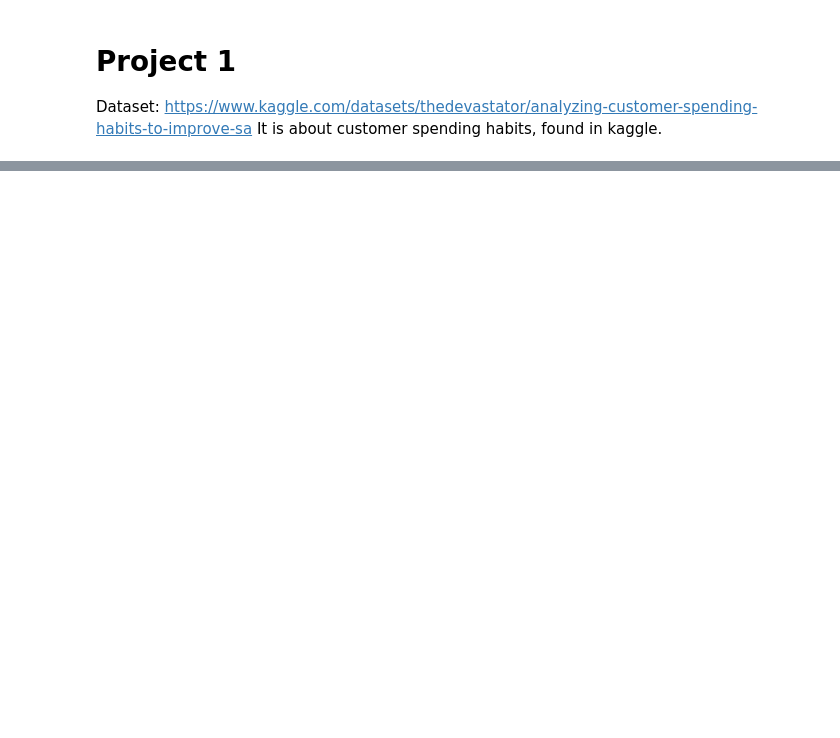
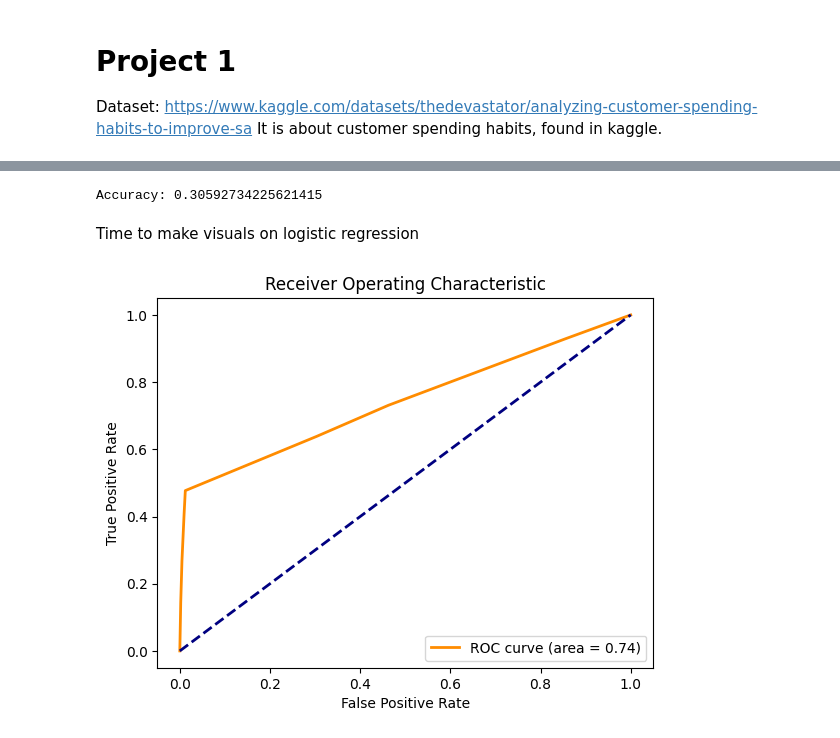
Before and after one commit to Girlcoding22/INDENG142_Sp25, a Jupyter notebook: Logistic_regression.ipynb, the cells around one changed output, grey strips where cells are left out. Drawn from its saved outputs; the diff is of its cells as text; code cells hidden in the pictures; blank space fills up the shorter version.

```diff
--- a/Logistic_regression.ipynb
+++ b/Logistic_regression.ipynb
@@ -83,0 +78,6 @@ Index(['index', 'Date', 'Customer Gender', 'Sub Category', 'Quantity',
+# %%
+#This is makes the dataset easier to work with, it makes bool values into 0 and 1
+for col in df_encoded.select_dtypes(include=['bool']).columns:
+    df_encoded[col] = df_encoded[col].astype(int)
+
+df_encoded.head(5)
@@ -124,0 +133,13 @@ Creating a confusion matrix to see what is happening within
+# %%
+#Another model:
+
+X_fet = df_encoded[['Country_United States', 'Product Category_Bikes', 'Age Group_25-34']]
+y_fet = df_encoded['Revenue']
+
+X_train_fet, X_test_fet, y_train_fet, y_test_fet = train_test_split(X_fet, y_fet, test_size=0.2, random_state=42)
+model_fet = LogisticRegression()
+model_fet.fit(X_train_fet, y_train_fet)
+y_pred_fet = model_fet.predict(X_test_fet)
+
+accuracy_fet = accuracy_score(y_test_fet, y_pred_fet)
+print("Accuracy with features: USA, bikes, ages 25-34 ", (100* accuracy_fet))
@@ -124,0 +184,52 @@ Creating a confusion matrix to see what is happening within
+# %%
+# Define features and target
+X = df_encoded[['Country_United States', 'Product Category_Accessories']]  # Example features
+y = df_encoded['Revenue']  # Target variable
+
+# Generate polynomial features
+poly = PolynomialFeatures(degree=2, interaction_only=False, include_bias=False)
+X_poly = poly.fit_transform(X)
+
+# Split the data
+X_train, X_test, y_train, y_test = train_test_split(X_poly, y, test_size=0.3, random_state=42)
+
+# Train the logistic regression model
+log_model = LogisticRegression(max_iter=100)
+log_model.fit(X_train, y_train)
+
+# Make predictions
+y_pred = log_model.predict(X_test)
+
+# Evaluate the model
+accuracy = accuracy_score(y_test, y_pred)
+print("Accuracy:", (100 * accuracy))
+# %% [output]
+Accuracy: 0.30592734225621415
+# %% [markdown]
+Time to make visuals on logistic regression
+# %%
+# Compute ROC curve and AUC
+# Convert the target variable to binary (e.g., revenue > threshold)
+threshold = 500  # Example threshold
+y_fet_binary = (y_fet > threshold).astype(int)
+
+# Retrain the model with the binary target variable
+model_fet_binary = LogisticRegression()
+model_fet_binary.fit(X_train_fet, y_train_fet > threshold)
+
+# Use predict_proba to get probabilities
+y_prob = model_fet_binary.predict_proba(X_test_fet)[:, 1]  # Probabilities for the positive class
+fpr, tpr, thresholds = roc_curve(y_test_fet > threshold, y_prob)
+roc_auc = auc(fpr, tpr)
+
+# Plot ROC curve
+plt.figure()
+plt.plot(fpr, tpr, color='darkorange', lw=2, label=f'ROC curve (area = {roc_auc:.2f})')
+plt.plot([0, 1], [0, 1], color='navy', lw=2, linestyle='--')
+plt.xlabel('False Positive Rate')
+plt.ylabel('True Positive Rate')
+plt.title('Receiver Operating Characteristic')
+plt.legend(loc='lower right')
+plt.show()
+# %% [output]
+[figure, added]
```
Also changed, not shown: parts of 12 cells of this notebook, 1 other file.
